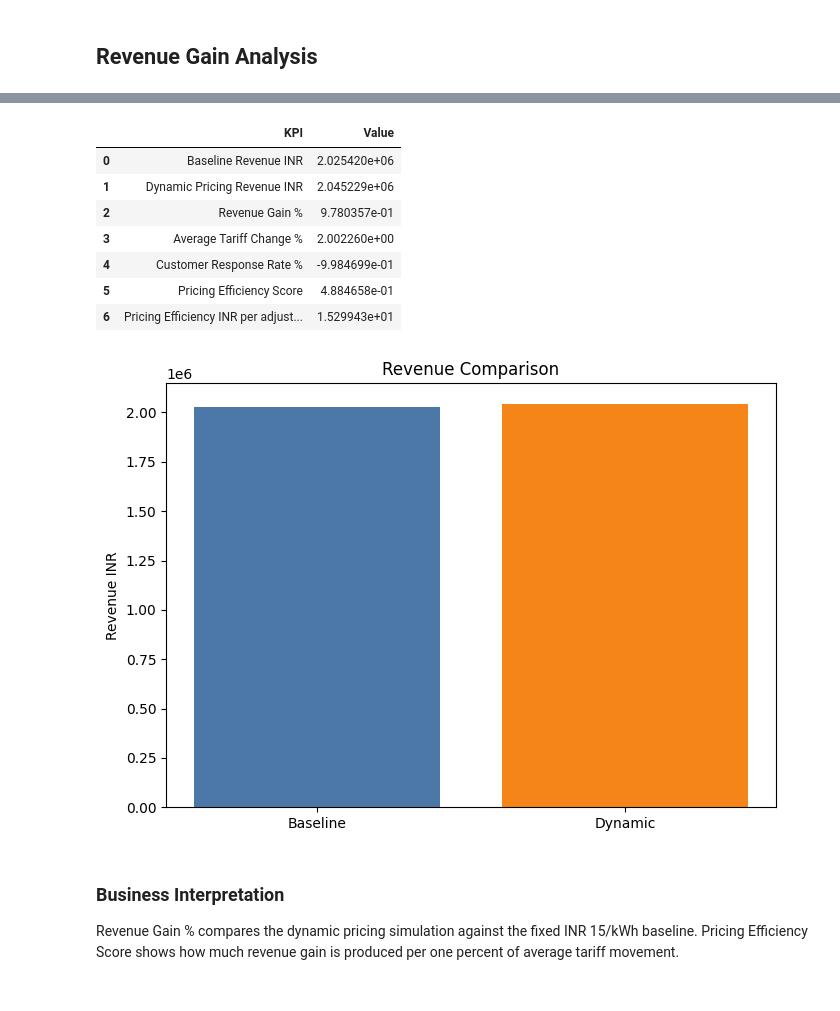
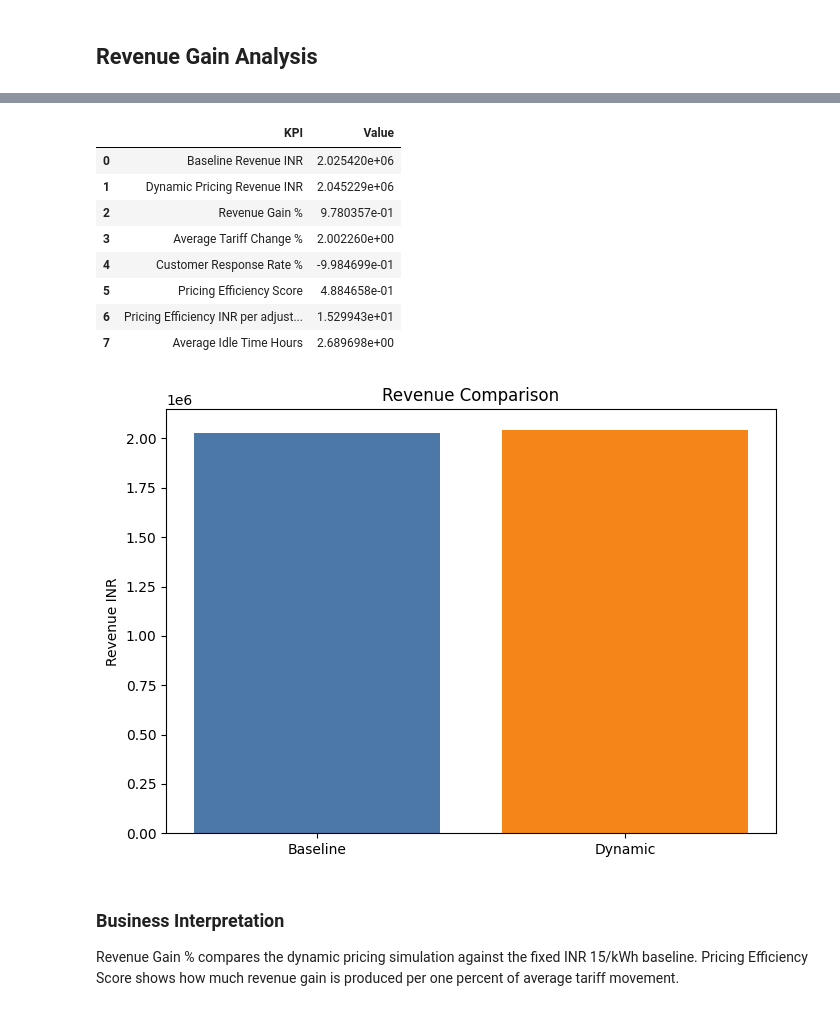
Before and after one commit to krish-2325/ev-dynamic-tariff-optimization, a Jupyter notebook: notebooks/05_tariff_pricing_agent.ipynb, the cells around one changed output, grey strips where cells are left out. Cells and saved outputs as stored; diff of their text form; code cells hidden in the pictures.

```diff
--- a/notebooks/05_tariff_pricing_agent.ipynb
+++ b/notebooks/05_tariff_pricing_agent.ipynb
@@ -84,3 +84,15 @@ acn_features.head()
 | 2 | 5bc90cb9f9af8b0d7fe77cd4 | 39.0 | 2018-04-25 13:45:50 | 2018-04-25 23:04:45 | 2018-04-25 14:51:44 | 5.257 | 2_39_79_380_2018-04-25 13:45:49.9... | ... |
 | 3 | 5bc90cb9f9af8b0d7fe77cd5 | 39.0 | 2018-04-25 14:37:06 | 2018-04-25 23:55:34 | 2018-04-25 16:05:22 | 5.177 | 2_39_79_379_2018-04-25 14:37:06.4... | ... |
 | 4 | 5bc90cb9f9af8b0d7fe77cd6 | 39.0 | 2018-04-25 14:40:34 | 2018-04-25 23:03:12 | 2018-04-25 17:40:30 | 10.119 | 2_39_79_381_2018-04-25 14:40:33.6... | ... |
+# %%
+acn_features["idle_time_hours"] = (
+    acn_features["session_duration_hours"]
+    - acn_features["charging_duration_hours"]
+)
+
+idle_summary = (
+    acn_features["idle_time_hours"]
+    .describe()
+)
+avg_idle_time = acn_features["idle_time_hours"].mean()
+print(idle_summary)
@@ -201,33 +356,35 @@ pricing_efficiency_inr_per_kwh = dynamic_revenue / sim["adjusted_kwh_delivered"]
 revenue_kpis = pd.DataFrame(
     [
         {"KPI": "Baseline Revenue INR", "Value": baseline_revenue},
         {"KPI": "Dynamic Pricing Revenue INR", "Value": dynamic_revenue},
         {"KPI": "Revenue Gain %", "Value": revenue_gain_pct},
         {"KPI": "Average Tariff Change %", "Value": avg_tariff_change_pct},
         {"KPI": "Customer Response Rate %", "Value": customer_response_rate_pct},
         {"KPI": "Pricing Efficiency Score", "Value": pricing_efficiency_score},
         {"KPI": "Pricing Efficiency INR per adjusted kWh", "Value": pricing_efficiency_inr_per_kwh},
+        {"KPI": "Average Idle Time Hours","Value": avg_idle_time}
     ]
 )
 
 fig, ax = plt.subplots(figsize=(7, 5))
 ax.bar(["Baseline", "Dynamic"], [baseline_revenue, dynamic_revenue], color=["#4c78a8", "#f58518"])
 ax.set_title("Revenue Comparison")
 ax.set_ylabel("Revenue INR")
 plt.tight_layout()
 plt.savefig(FIG_DIR / "revenue_comparison.png", dpi=160)
 
 revenue_kpis.to_csv(REPORT_DIR / "tariff_pricing_kpis.csv", index=False)
 revenue_kpis
 # %% [output]
 |  | KPI | Value |
 | 0 | Baseline Revenue INR | 2.025420e+06 |
 | 1 | Dynamic Pricing Revenue INR | 2.045229e+06 |
 | 2 | Revenue Gain % | 9.780357e-01 |
 | 3 | Average Tariff Change % | 2.002260e+00 |
 | 4 | Customer Response Rate % | -9.984699e-01 |
 | 5 | Pricing Efficiency Score | 4.884658e-01 |
 | 6 | Pricing Efficiency INR per adjust... | 1.529943e+01 |
+| 7 | Average Idle Time Hours | 2.689698e+00 |
 [figure]
 # %% [markdown]
 ### Business Interpretation
```
Also changed, not shown: parts of 21 cells of this notebook, 6 other files.
